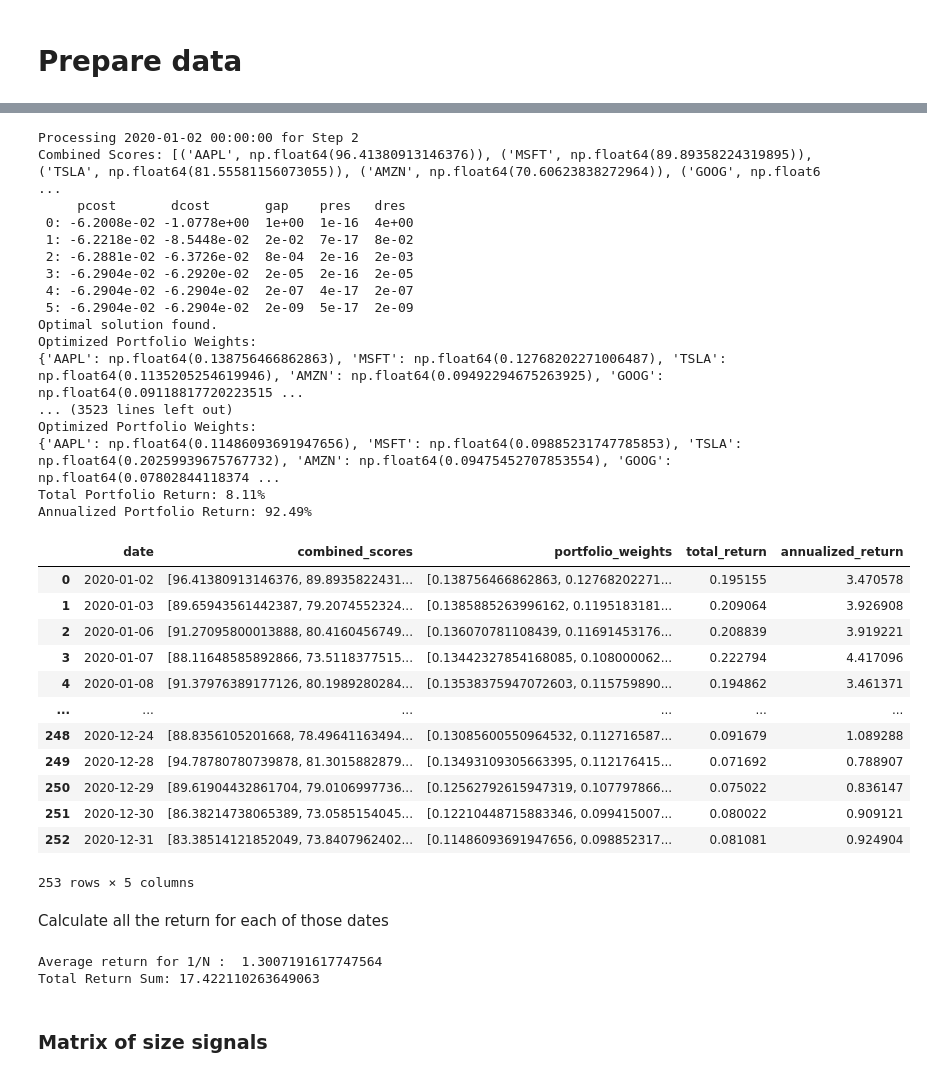
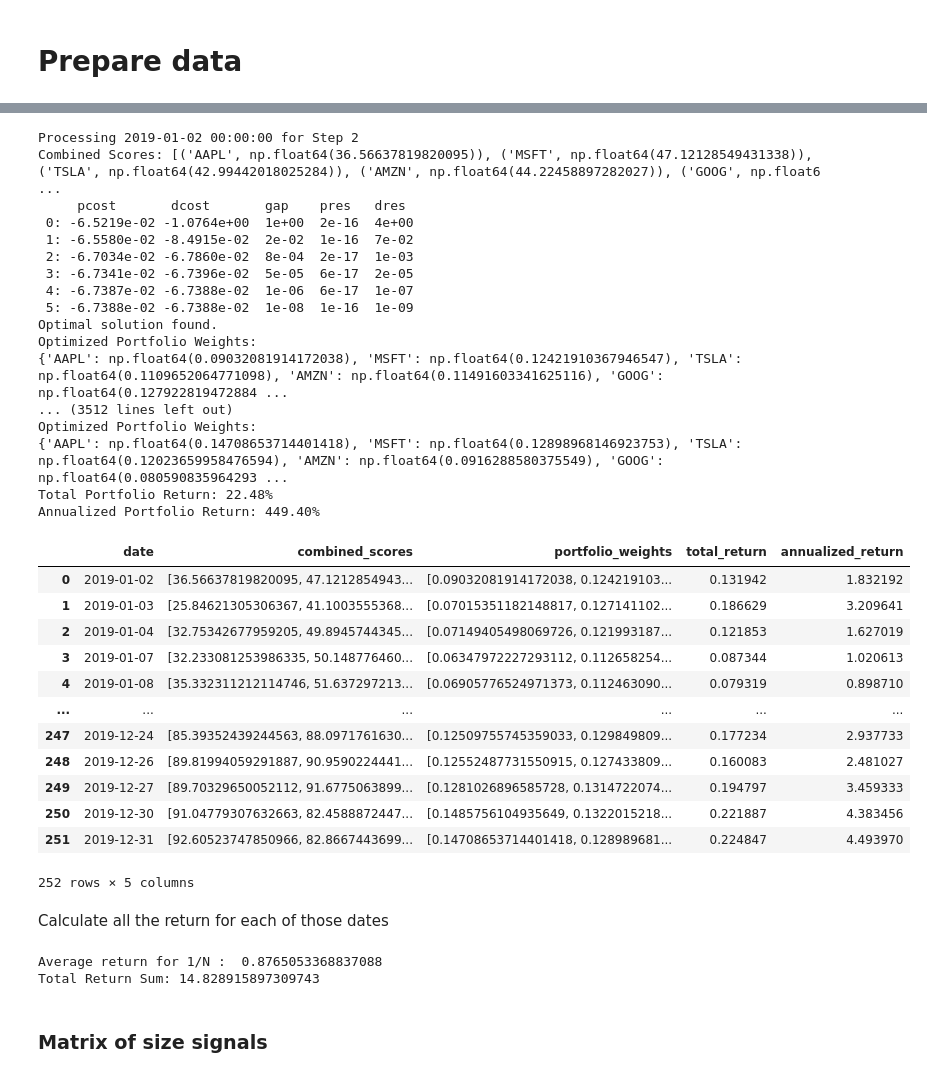
Before and after one commit to mathieupelo/SDA-Project, a Jupyter notebook: pipeline-reg.ipynb, the cells around one changed output, grey strips where cells are left out. Cells and saved outputs as stored; diff of their text form; code cells hidden in the pictures.

```diff
--- a/pipeline-reg.ipynb
+++ b/pipeline-reg.ipynb
@@ -11,11 +11,16 @@ from Utils.Signals import *
 tickers = ['AAPL', 'MSFT', 'TSLA', 'AMZN', 'GOOG', 'IBM', 'NFLX', 'NVDA', 'AMD', 'INTC']
 
 # Download historical stock data
-data = yf.download(tickers, start='2010-01-01', end='2024-01-01')
+data = yf.download(tickers, start='2000-01-01', end='2024-01-01')
 # Initialize the portfolio solver with appropriate penalty and max weight threshold
 portfolio_solver = Portfolio_Solver(0.8, max_weight_threshold=0.3)
 
-start_date_eval = '2020-01-01'
-end_date_eval = '2021-01-01'
+
+start_date_signal = '2000-01-01'
+end_date_signal = '2021-01-01'
+date_range_signal = pd.date_range(start=start_date_signal, end=end_date_signal)
+
+start_date_eval = '2019-01-01'
+end_date_eval = '2020-01-01'
 date_range_eval = pd.date_range(start=start_date_eval, end=end_date_eval)
 # %% [output]
@@ -25,7 +31,7 @@ date_range_eval = pd.date_range(start=start_date_eval, end=end_date_eval)
 dataset_scores = []
 
 # Step 1: Create the DataFrame with rsi_scores, macd_scores, and sma_scores
-for date in date_range_eval:
+for date in date_range_signal:
     #print(f"processing {date}")
 
     # Step 1a: Calculate the RSI signal scores
@@ -91,8 +97,11 @@ Skipping 2021-01-01 00:00:00 due to NaN values in the signals.
 # Now, iterate over df_step1 to calculate combined scores, portfolio weights, and returns
 dataset_returns = []
 
+# Filter the DataFrame to only include rows where the 'date' is in the specified date range
+filtered_df = df_scores[df_scores['date'].isin(date_range_eval)]
+
 # Step 2: Create the second DataFrame with combined_scores, portfolio_weights, total_return, and annualized_return
-for index, row in df_scores.iterrows():
+for index, row in filtered_df.iterrows():
     date = row['date']
     rsi_scores = row['rsi_scores']
     macd_scores = row['macd_scores']
@@ -106,58 +115,58 @@ for index, row in df_scores.iterrows():
     combined_scores_with_tickers = list(zip(tickers, combined_scores))
 
     print(f"Combined Scores: {combined_scores_with_tickers}")
 
     # Step 2b: Solve the portfolio based on the combined signal scores
     portfolio_weights = portfolio_solver.SolveSignalPortfolio(tickers, data, combined_scores)
 
     # Step 2c: Calculate the returns for the portfolio based on the optimized weights
     cumulative_returns, total_return, annualized_return = portfolio_solver.CalculatePortfolioReturns(tickers, data, portfolio_weights, start_date=date, time_period=30)
 
     # Step 2d: Add the calculated values to the second dataset
     dataset_returns.append({
         'date': date,
         'combined_scores': combined_scores,
         'portfolio_weights': portfolio_weights,
         'total_return': total_return,
         'annualized_return': annualized_return
     })
 
 # Convert the second dataset into a DataFrame
 df_returns = pd.DataFrame(dataset_returns)
 
 # You can now display or use the two DataFrames for further analysis or training your model
 display(df_returns)  # The second DataFrame with combined scores, portfolio weights, and returns
 # %% [output]
-Processing 2020-01-02 00:00:00 for Step 2
-Combined Scores: [('AAPL', np.float64(96.41380913146376)), ('MSFT', np.float64(89.89358224319895)), ('TSLA', np.float64(81.55581156073055)), ('AMZN', np.float64(70.60623838272964)), ('GOOG', np.float6 ...
+Processing 2019-01-02 00:00:00 for Step 2
+Combined Scores: [('AAPL', np.float64(36.56637819820095)), ('MSFT', np.float64(47.12128549431338)), ('TSLA', np.float64(42.99442018025284)), ('AMZN', np.float64(44.22458897282027)), ('GOOG', np.float6 ...
      pcost       dcost       gap    pres   dres
- 0: -6.2008e-02 -1.0778e+00  1e+00  1e-16  4e+00
- 1: -6.2218e-02 -8.5448e-02  2e-02  7e-17  8e-02
- 2: -6.2881e-02 -6.3726e-02  8e-04  2e-16  2e-03
- 3: -6.2904e-02 -6.2920e-02  2e-05  2e-16  2e-05
- 4: -6.2904e-02 -6.2904e-02  2e-07  4e-17  2e-07
- 5: -6.2904e-02 -6.2904e-02  2e-09  5e-17  2e-09
+ 0: -6.5219e-02 -1.0764e+00  1e+00  2e-16  4e+00
+ 1: -6.5580e-02 -8.4915e-02  2e-02  1e-16  7e-02
+ 2: -6.7034e-02 -6.7860e-02  8e-04  2e-17  1e-03
+ 3: -6.7341e-02 -6.7396e-02  5e-05  6e-17  2e-05
+ 4: -6.7387e-02 -6.7388e-02  1e-06  6e-17  1e-07
+ 5: -6.7388e-02 -6.7388e-02  1e-08  1e-16  1e-09
 Optimal solution found.
 Optimized Portfolio Weights:
-{'AAPL': np.float64(0.138756466862863), 'MSFT': np.float64(0.12768202271006487), 'TSLA': np.float64(0.1135205254619946), 'AMZN': np.float64(0.09492294675263925), 'GOOG': np.float64(0.09118817720223515 ...
-... (3523 lines left out)
+{'AAPL': np.float64(0.09032081914172038), 'MSFT': np.float64(0.12421910367946547), 'TSLA': np.float64(0.1109652064771098), 'AMZN': np.float64(0.11491603341625116), 'GOOG': np.float64(0.127922819472884 ...
+... (3512 lines left out)
 Optimized Portfolio Weights:
-{'AAPL': np.float64(0.11486093691947656), 'MSFT': np.float64(0.09885231747785853), 'TSLA': np.float64(0.20259939675767732), 'AMZN': np.float64(0.09475452707853554), 'GOOG': np.float64(0.07802844118374 ...
-Total Portfolio Return: 8.11%
-Annualized Portfolio Return: 92.49%
+{'AAPL': np.float64(0.14708653714401418), 'MSFT': np.float64(0.12898968146923753), 'TSLA': np.float64(0.12023659958476594), 'AMZN': np.float64(0.0916288580375549), 'GOOG': np.float64(0.080590835964293 ...
+Total Portfolio Return: 22.48%
+Annualized Portfolio Return: 449.40%
 |  | date | combined_scores | portfolio_weights | total_return | annualized_return |
-| 0 | 2020-01-02 | [96.41380913146376, 89.8935822431... | [0.138756466862863, 0.12768202271... | 0.195155 | 3.470578 |
-| 1 | 2020-01-03 | [89.65943561442387, 79.2074552324... | [0.1385885263996162, 0.1195183181... | 0.209064 | 3.926908 |
-| 2 | 2020-01-06 | [91.27095800013888, 80.4160456749... | [0.136070781108439, 0.11691453176... | 0.208839 | 3.919221 |
-| 3 | 2020-01-07 | [88.11648585892866, 73.5118377515... | [0.13442327854168085, 0.108000062... | 0.222794 | 4.417096 |
-| 4 | 2020-01-08 | [91.37976389177126, 80.1989280284... | [0.13538375947072603, 0.115759890... | 0.194862 | 3.461371 |
+| 0 | 2019-01-02 | [36.56637819820095, 47.1212854943... | [0.09032081914172038, 0.124219103... | 0.131942 | 1.832192 |
+| 1 | 2019-01-03 | [25.84621305306367, 41.1003555368... | [0.07015351182148817, 0.127141102... | 0.186629 | 3.209641 |
+| 2 | 2019-01-04 | [32.75342677959205, 49.8945744345... | [0.07149405498069726, 0.121993187... | 0.121853 | 1.627019 |
+| 3 | 2019-01-07 | [32.233081253986335, 50.148776460... | [0.06347972227293112, 0.112658254... | 0.087344 | 1.020613 |
+| 4 | 2019-01-08 | [35.332311212114746, 51.637297213... | [0.06905776524971373, 0.112463090... | 0.079319 | 0.898710 |
 | ... | ... | ... | ... | ... | ... |
-| 248 | 2020-12-24 | [88.8356105201668, 78.49641163494... | [0.13085600550964532, 0.112716587... | 0.091679 | 1.089288 |
-| 249 | 2020-12-28 | [94.78780780739878, 81.3015882879... | [0.13493109305663395, 0.112176415... | 0.071692 | 0.788907 |
-| 250 | 2020-12-29 | [89.61904432861704, 79.0106997736... | [0.12562792615947319, 0.107797866... | 0.075022 | 0.836147 |
-| 251 | 2020-12-30 | [86.38214738065389, 73.0585154045... | [0.12210448715883346, 0.099415007... | 0.080022 | 0.909121 |
-| 252 | 2020-12-31 | [83.38514121852049, 73.8407962402... | [0.11486093691947656, 0.098852317... | 0.081081 | 0.924904 |
+| 247 | 2019-12-24 | [85.39352439244563, 88.0971761630... | [0.12509755745359033, 0.129849809... | 0.177234 | 2.937733 |
+| 248 | 2019-12-26 | [89.81994059291887, 90.9590224441... | [0.12552487731550915, 0.127433809... | 0.160083 | 2.481027 |
+| 249 | 2019-12-27 | [89.70329650052112, 91.6775063899... | [0.1281026896585728, 0.1314722074... | 0.194797 | 3.459333 |
+| 250 | 2019-12-30 | [91.04779307632663, 82.4588872447... | [0.1485756104935649, 0.1322015218... | 0.221887 | 4.383456 |
+| 251 | 2019-12-31 | [92.60523747850966, 82.8667443699... | [0.14708653714401418, 0.128989681... | 0.224847 | 4.493970 |
-253 rows × 5 columns
+252 rows × 5 columns
 # %% [markdown]
 Calculate all the return for each of those dates
 # %%
@@ -167,8 +176,8 @@ print("Average return for 1/N : ", average_annualized_return)
 total_return_sum = df_returns['total_return'].sum()
 print(f"Total Return Sum: {total_return_sum}")
 # %% [output]
-Average return for 1/N :  1.3007191617747564
-Total Return Sum: 17.422110263649063
+Average return for 1/N :  0.8765053368837088
+Total Return Sum: 14.828915897309743
 # %% [markdown]
 ### Matrix of size signals
 # %%
```
Also changed, not shown: parts of 9 cells of this notebook, 3 other files.
